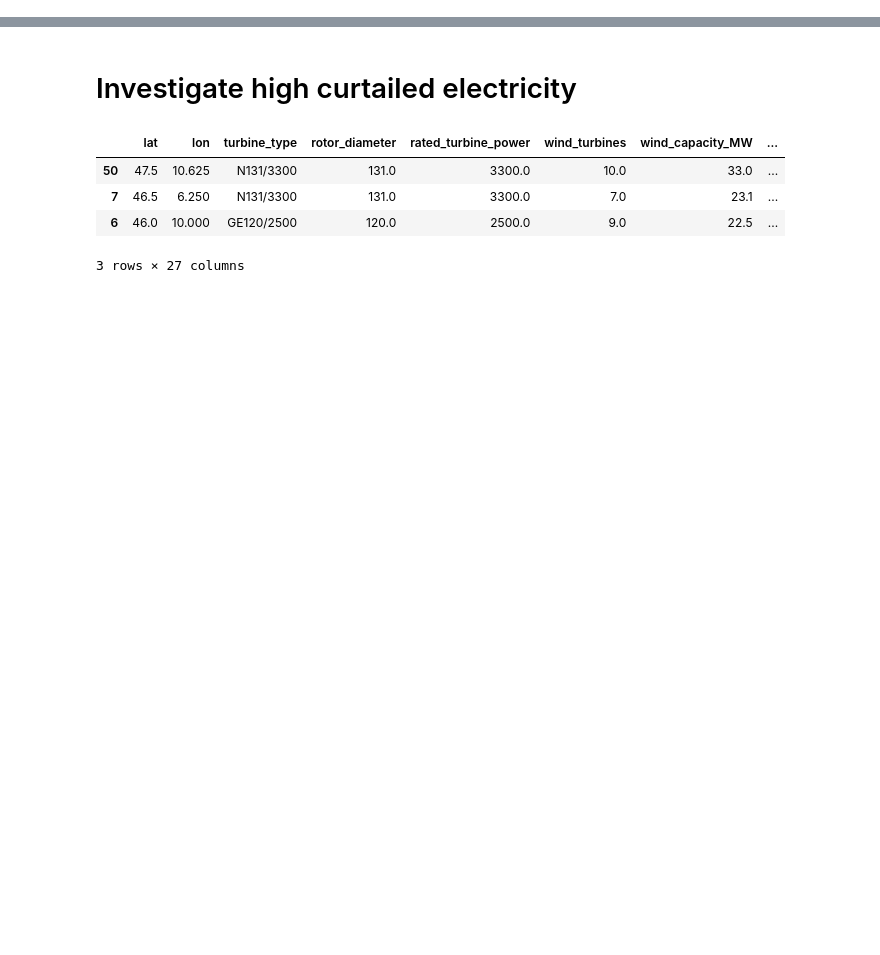
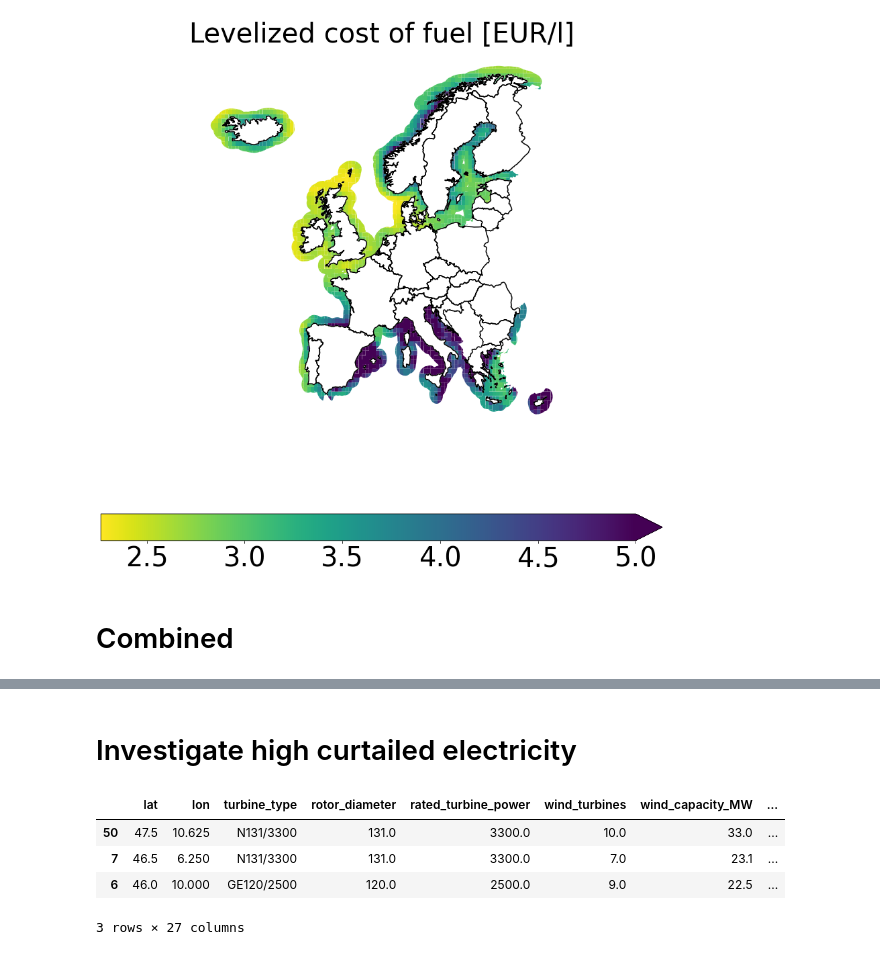
Before and after one commit to kwdseymour/EuroSAFs, a Jupyter notebook: scripts/04_evaluation/lcof_post_exploration.ipynb, the cells around one changed output, grey strips where cells are left out. Drawn from its saved outputs; the diff is of its cells as text; code cells hidden in the pictures; blank space fills up the shorter version.

```diff
--- a/scripts/04_evaluation/lcof_post_exploration.ipynb
+++ b/scripts/04_evaluation/lcof_post_exploration.ipynb
@@ -77,0 +140,29 @@ plot_results(data=data,countries=countries,metrics=metrics,fontsize=fontsize)
+# %%
+# countries = ['Switzerland','Austria','Germany','France','Italy']
+# countries = ['Belgium']
+countries = europe_grid.country.unique()
+results = pd.DataFrame()
+for country in countries:
+    df = pd.DataFrame()
+    for file_glob in glob(f'{results_path}/offshore/{country}*.csv'):
+        df = df.append(pd.read_csv(file_glob,index_col=0))#.set_index(['lat','lon'])
+    df['country'] = country
+    results = results.append(df)
+results_gdf = gpd.GeoDataFrame(results.merge(europe_grid,on=['lat','lon','country'],how='left'))
+results_gdf = results_gdf.loc[results_gdf.sea_node]
+# %%
+data = results_gdf.copy()
+# countries = ['Switzerland','Austria','Germany']
+metrics = {'LCOF_liter':'Levelized cost of fuel [EUR/l]'}#,
+#            'wind_capacity_MW':'Installed wind power capacity [MW]',
+#            'PV_capacity_MW':'Installed PV power capacity [MW]',
+#            'curtailed_el_MWh':'Curtailed electricity production [MWh]'}
+vmax_dict = {'LCOF_liter':5}#,'wind_capacity_MW':25,'PV_capacity_MW':50,'curtailed_el_MWh':5000}
+legend_kwds = {'extend':'max'}
+fontsize = 40
+plot_results(data=data,countries=countries,metrics=metrics,vmax_dict=vmax_dict,legend_kwds=legend_kwds,figsize=(15,15),fontsize=fontsize)
+# plt.savefig('../../gfx/LCOF_onshore.png',dpi=400)
+# %% [output]
+[figure, added]
+# %% [markdown]
+# Combined
```
Also changed, not shown: parts of 29 cells of this notebook.
